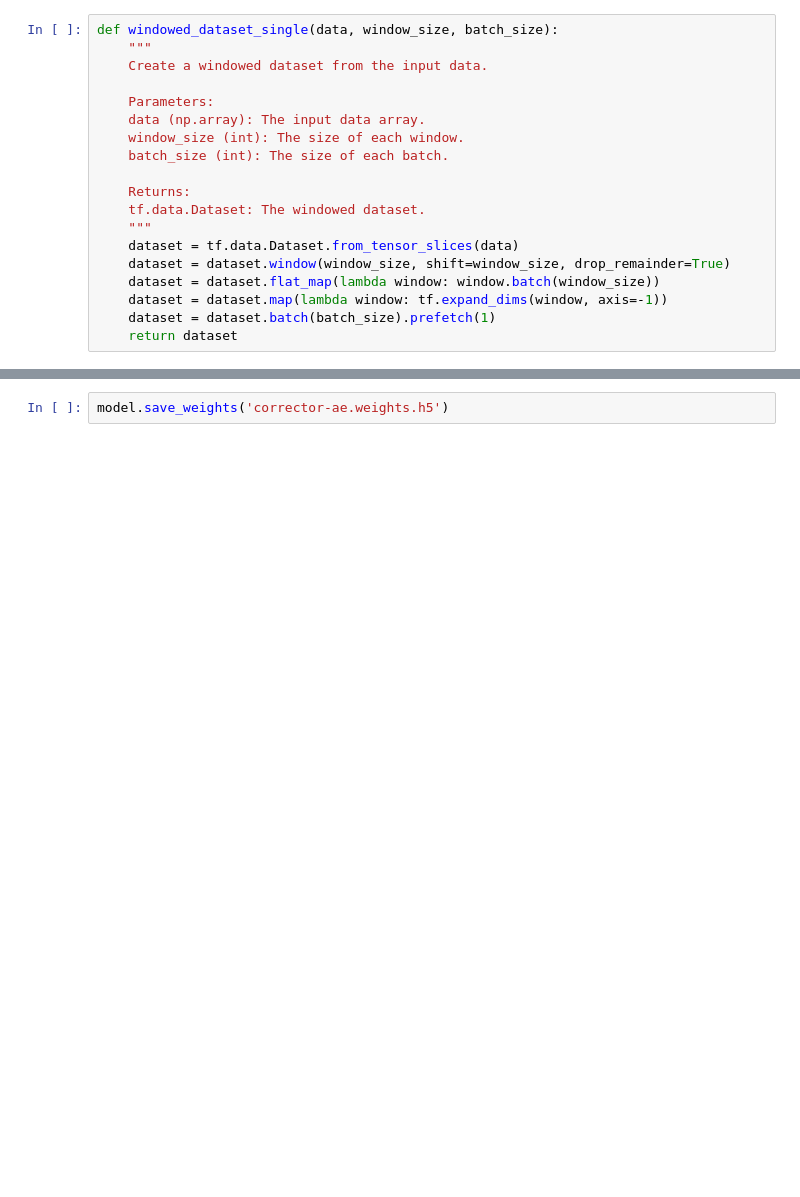
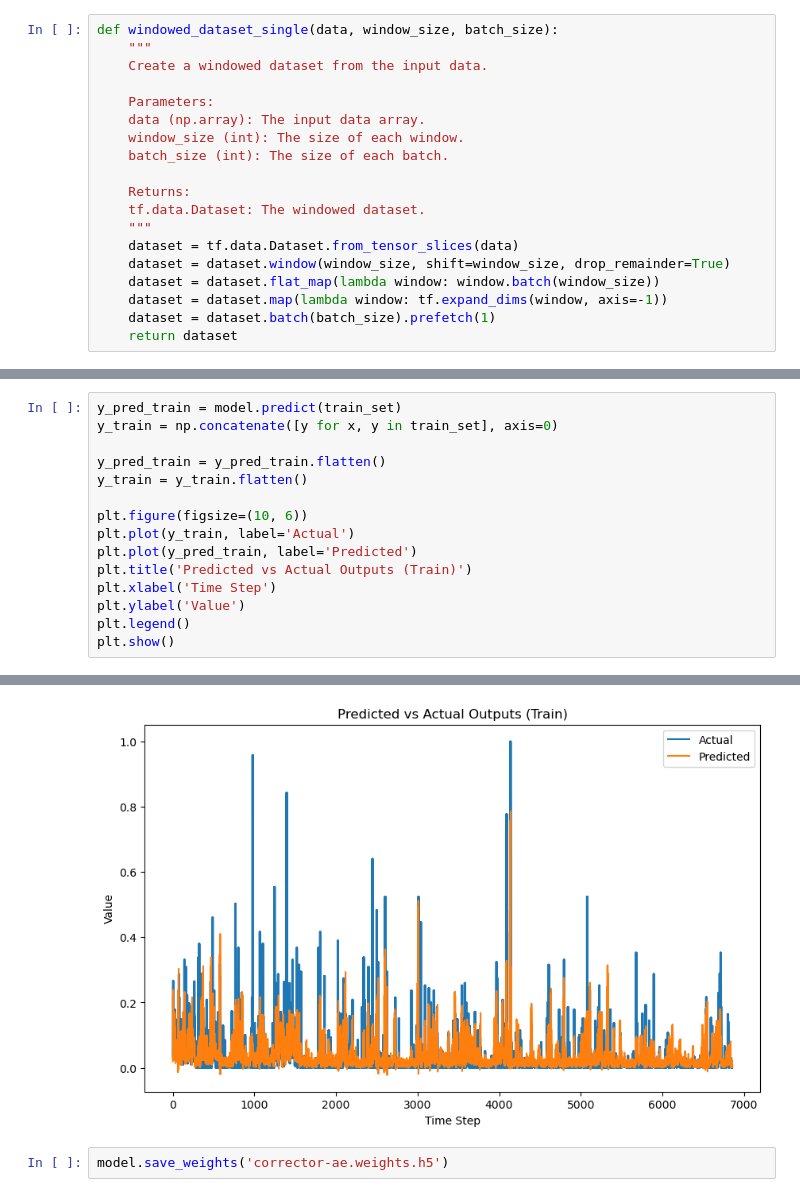
Before and after one commit to edargham/thesis-ai-idf, a Jupyter notebook: autoenc-corrector.ipynb, the cells around one changed output, grey strips where cells are left out. Cells and saved outputs as stored; diff of their text form; blank space fills up the shorter version.

```diff
--- a/autoenc-corrector.ipynb
+++ b/autoenc-corrector.ipynb
@@ -255,0 +262,16 @@ plt.show()
+# %%
+y_pred_train = model.predict(train_set)
+y_train = np.concatenate([y for x, y in train_set], axis=0)
+
+y_pred_train = y_pred_train.flatten()
+y_train = y_train.flatten()
+
+plt.figure(figsize=(10, 6))
+plt.plot(y_train, label='Actual')
+plt.plot(y_pred_train, label='Predicted')
+plt.title('Predicted vs Actual Outputs (Train)')
+plt.xlabel('Time Step')
+plt.ylabel('Value')
+plt.legend()
+plt.show()
+# %% [output]
@@ -256,3 +279,4 @@ plt.show()
+[figure, added]
 # %%
 model.save_weights('corrector-ae.weights.h5')
 # %%
```
Also changed, not shown: parts of 12 cells of this notebook, 3 other files.
